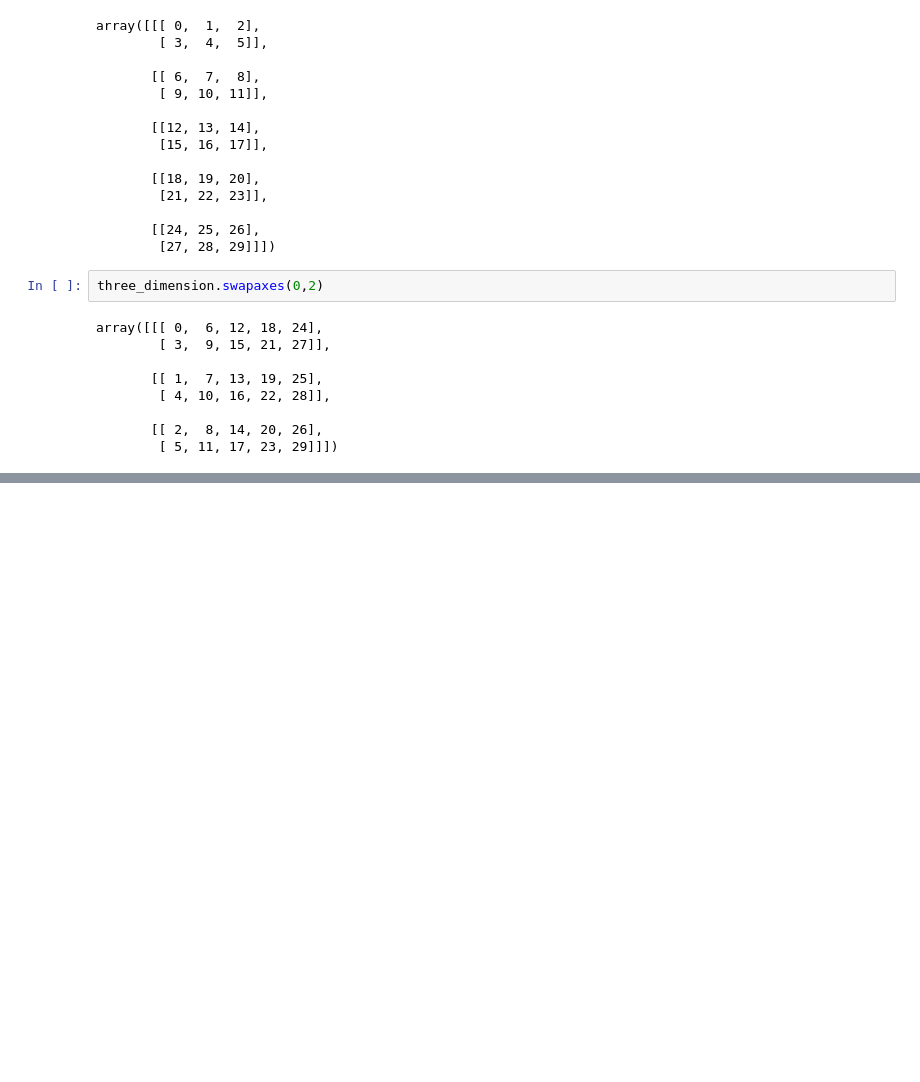
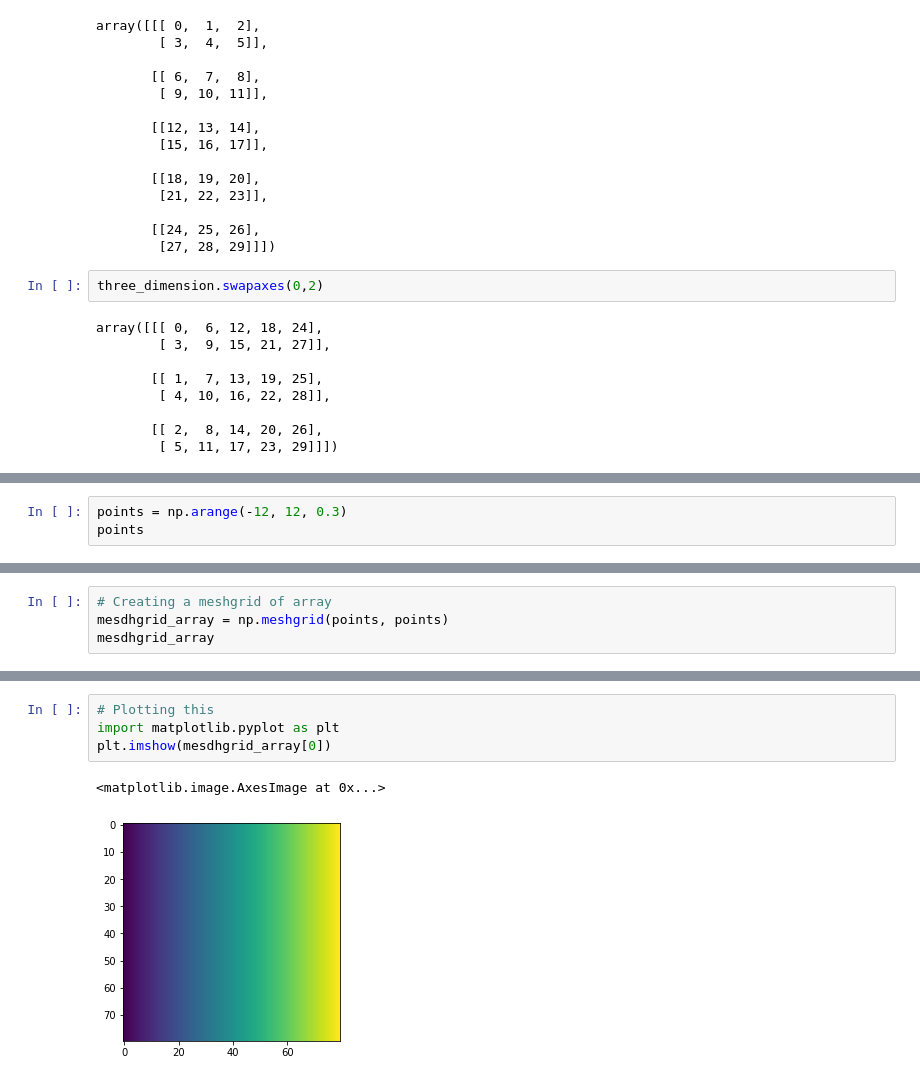
Before and after one commit to albinjohn366/DataScience_Tutorials, a Jupyter notebook: Numpy.ipynb, the cells around one changed output, grey strips where cells are left out. Drawn from its saved outputs; the diff is of its cells as text; blank space fills up the shorter version.

```diff
--- a/Numpy.ipynb
+++ b/Numpy.ipynb
@@ -123,0 +190,3 @@ array([[[ 0,  6, 12, 18, 24],
+# %%
+points = np.arange(-12, 12, 0.3)
+points
@@ -123,0 +214,4 @@ array([[[ 0,  6, 12, 18, 24],
+# %%
+# Creating a meshgrid of array
+mesdhgrid_array = np.meshgrid(points, points)
+mesdhgrid_array
@@ -123,0 +233,7 @@ array([[[ 0,  6, 12, 18, 24],
+# %%
+# Plotting this
+import matplotlib.pyplot as plt
+plt.imshow(mesdhgrid_array[0])
+# %% [output]
+<matplotlib.image.AxesImage at 0x...>
+[figure, added]
```
Also changed, not shown: parts of 18 cells of this notebook.
